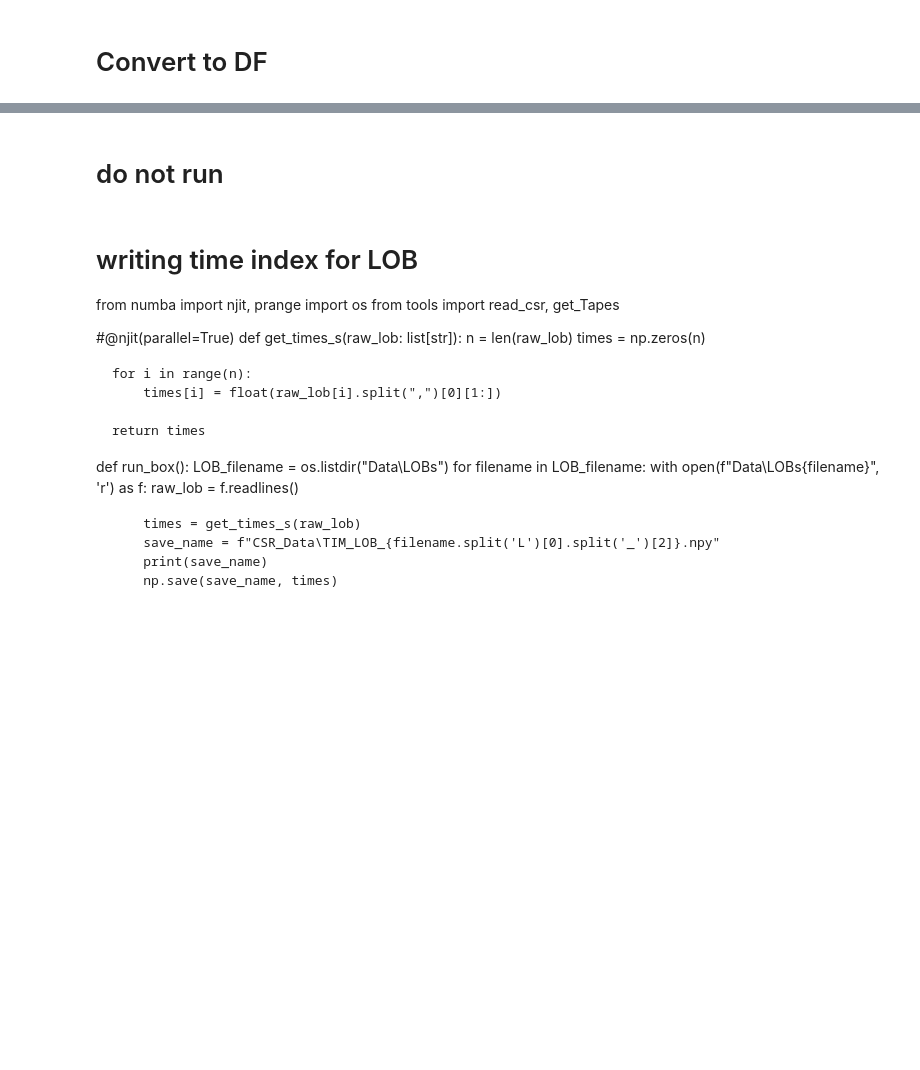
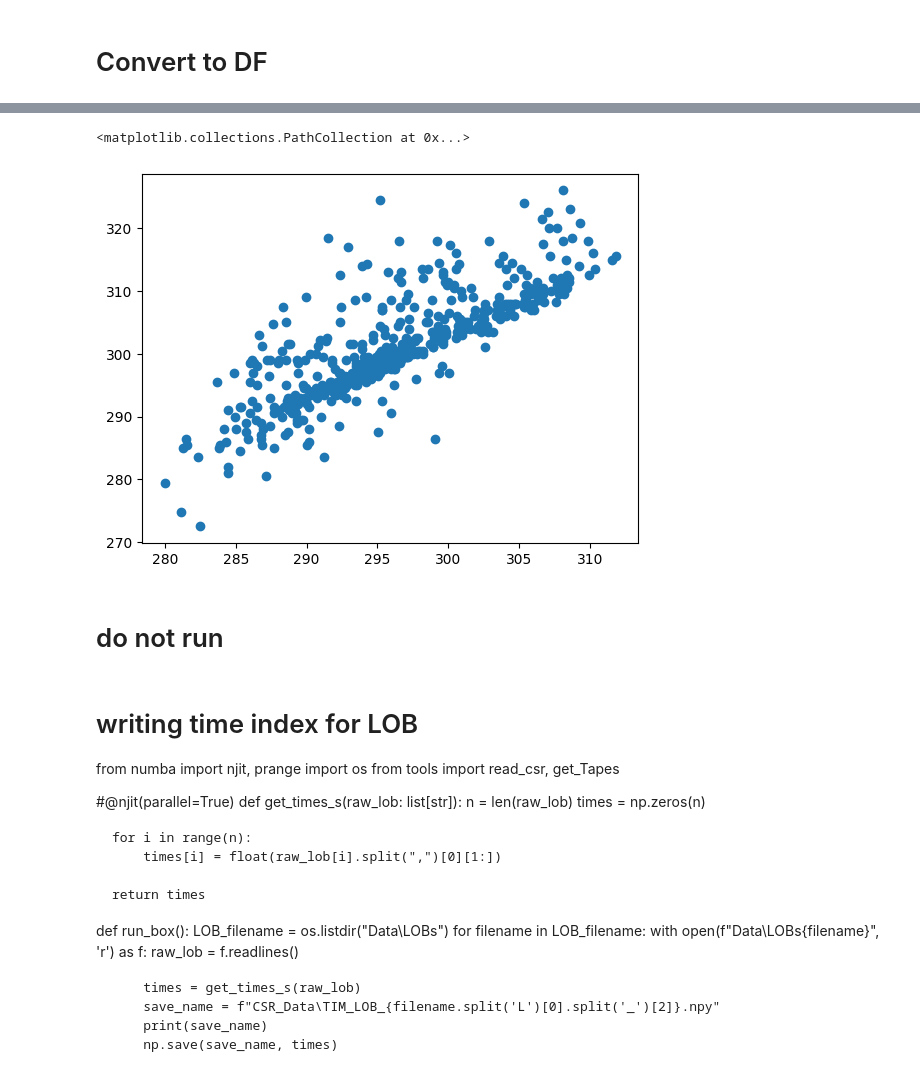
Before and after one commit to UoB-DSMP-2023-24/dsmp-2024-group-19, a Jupyter notebook: new_features_time.ipynb, the cells around one changed output, grey strips where cells are left out. Cells and saved outputs as stored; diff of their text form; code cells hidden in the pictures; blank space fills up the shorter version.

```diff
--- a/new_features_time.ipynb
+++ b/new_features_time.ipynb
@@ -294,3 +323,8 @@ plt.show()
+# %%
+plt.scatter(df["AP"], df["MP"])
+# %% [output]
+<matplotlib.collections.PathCollection at 0x...>
+[figure, added]
 # %% [markdown]
 # do not run
 # %% [markdown]
```
Also changed, not shown: parts of 4 cells of this notebook.
